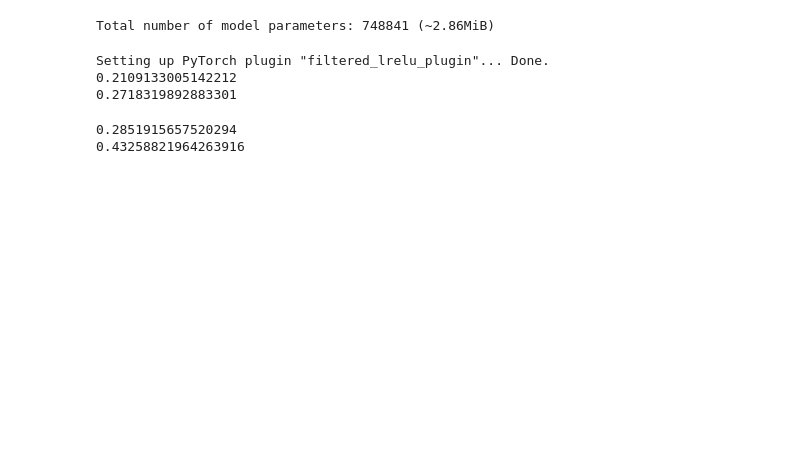
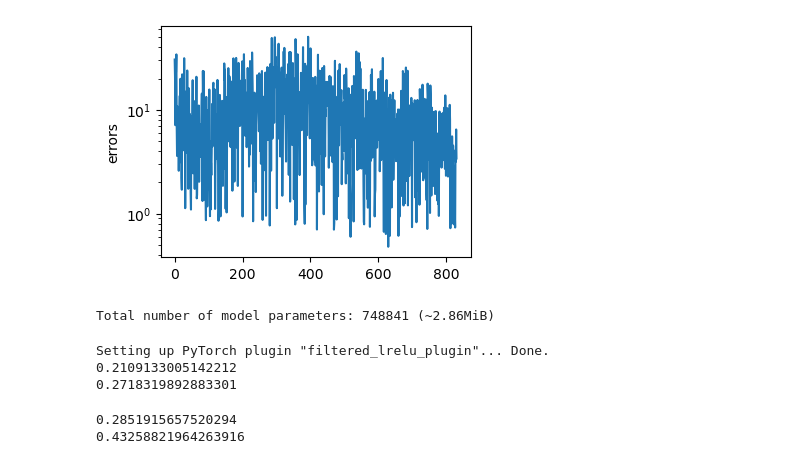
Before and after one commit to Methylamphetamine/ConvolutionalNeuralOperator, a Jupyter notebook: errors_visualization.ipynb, the cells around one changed output. Saved outputs shown, nothing was run; the diff lists cells and outputs as text; code cells hidden in the pictures; blank space fills up the shorter version.

Commit message:
visualization

```diff
--- a/errors_visualization.ipynb
+++ b/errors_visualization.ipynb
@@ -22,3 +22,16 @@ To enable them in other operations, rebuild TensorFlow with the appropriate comp
+# %%
+import numpy as np
+from matplotlib import pyplot as plt
+val_errors = np.load('TrainedModels/UNet_original_poisson_1/test_error.npy')
+# %%
+plt.figure(figsize=(4,3))
+plt.plot(val_errors)
+plt.yscale('log')
+plt.ylabel('errors')
+plt.show()
+plt.close()
+# %% [output]
+[figure, added]
 # %%
 training_properties = {
     "learning_rate": 0.001, # CHECKED
```
Also changed, not shown: parts of 1 cell of this notebook.
